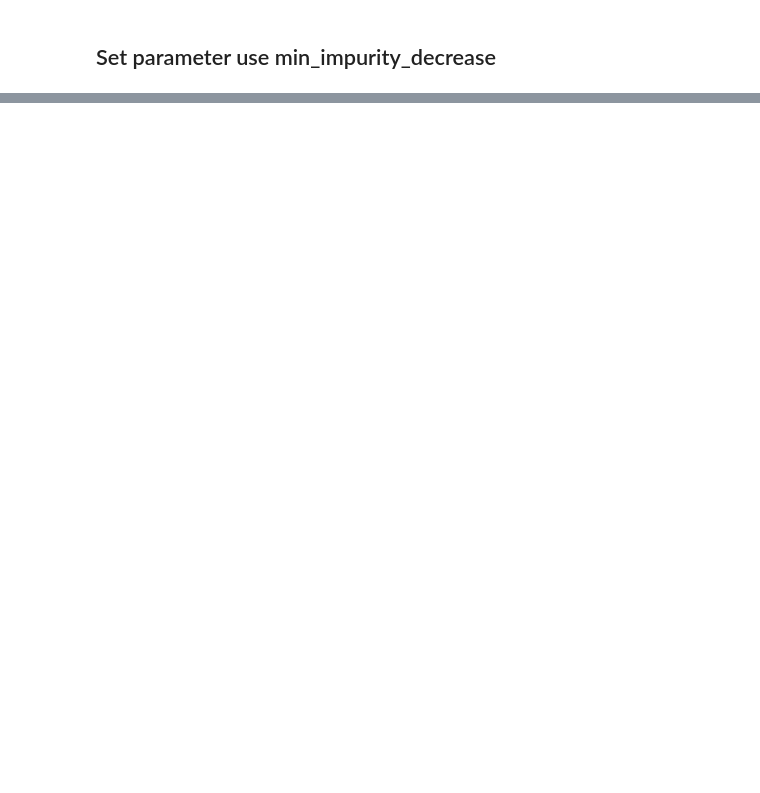
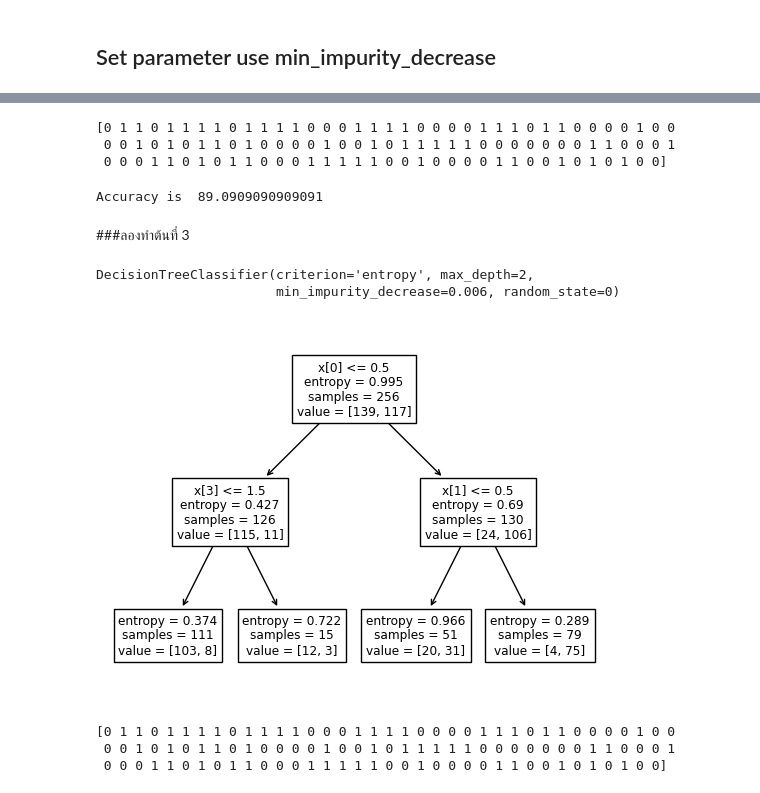
Before and after one commit to Thippawan72/BSC_DPDM23, a Jupyter notebook: Classificationmin__impurity_decrease.ipynb, the cells around one changed output, grey strips where cells are left out. Saved outputs shown, nothing was run; the diff lists cells and outputs as text; code cells hidden in the pictures; blank space fills up the shorter version.

```diff
--- a/Classificationmin__impurity_decrease.ipynb
+++ b/Classificationmin__impurity_decrease.ipynb
@@ -141,0 +164,4 @@ tree.plot_tree(clf_entropy)
+# %%
+Clf_min_impurity2 = DecisionTreeClassifier(random_state=100, min_impurity_decrease=0.10, max_depth=3)
+# %%
+Clf_min_impurity2.fit(x_train,y_train)
@@ -141,0 +174,14 @@ tree.plot_tree(clf_entropy)
+# %%
+y_pred_mpd2 = Clf_min_impurity2.predict (x_test)
+print(y_pred_mpd2)
+# %% [output]
+[0 1 1 0 1 1 1 1 0 1 1 1 1 0 0 0 1 1 1 1 0 0 0 0 1 1 1 0 1 1 0 0 0 0 1 0 0
+ 0 0 1 0 1 0 1 1 0 1 0 0 0 0 1 0 0 1 0 1 1 1 1 1 0 0 0 0 0 0 0 1 1 0 0 0 1
+ 0 0 0 1 1 0 1 0 1 1 0 0 0 1 1 1 1 1 0 0 1 0 0 0 0 1 1 0 0 1 0 1 0 1 0 0]
+# %%
+#Checking Accuracy
+print ("Accuracy is ", accuracy_score (y_test,y_pred_mpd2)*100)
+# %% [output]
+Accuracy is  89.0909090909091
+# %% [markdown]
+###ลองทำต้นที่ 3
@@ -141,0 +190,16 @@ tree.plot_tree(clf_entropy)
+# %%
+Clf_min_impurity3.fit(x_train,y_train)
+# %% [output]
+DecisionTreeClassifier(criterion='entropy', max_depth=2,
+                       min_impurity_decrease=0.006, random_state=0)
+# %%
+tree.plot_tree(Clf_min_impurity3);
+# %% [output]
+[figure, added]
+# %%
+y_pred_mpd3 = Clf_min_impurity3.predict (x_test)
+print(y_pred_mpd3)
+# %% [output]
+[0 1 1 0 1 1 1 1 0 1 1 1 1 0 0 0 1 1 1 1 0 0 0 0 1 1 1 0 1 1 0 0 0 0 1 0 0
+ 0 0 1 0 1 0 1 1 0 1 0 0 0 0 1 0 0 1 0 1 1 1 1 1 0 0 0 0 0 0 0 1 1 0 0 0 1
+ 0 0 0 1 1 0 1 0 1 1 0 0 0 1 1 1 1 1 0 0 1 0 0 0 0 1 1 0 0 1 0 1 0 1 0 0]
```
Also changed, not shown: parts of 26 cells of this notebook.
